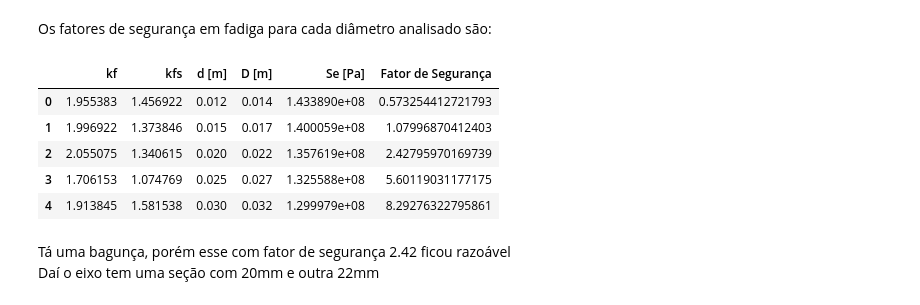
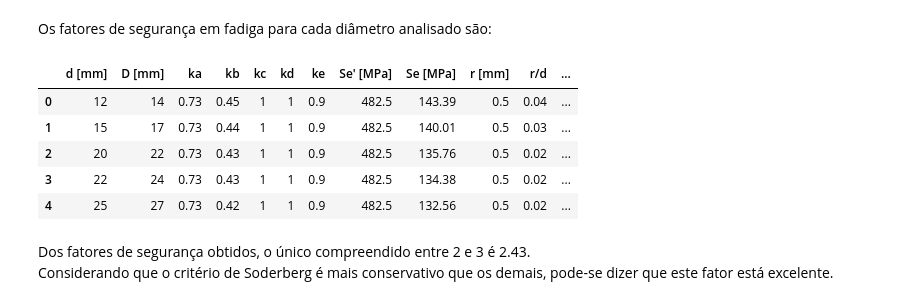
Before and after one commit to joaoalexarruda/desafio-baja, a Jupyter notebook: Cálculos/main.ipynb, the cells around one changed output. Cells and saved outputs as stored; diff of their text form; code cells hidden in the pictures.

```diff
--- a/Cálculos/main.ipynb
+++ b/Cálculos/main.ipynb
@@ -266,8 +309,3 @@ Para determinar kf e kfs, deve-se primeiro obter graficamente kt e kts.
 # %%
-df['r [mm]'] = 0.5 # Arbitrário, escolheu-se valor padrão
+df['r [mm]'] = 0.5 # Escolheu-se um valor padrão
 r = df['r [mm]']
-df['D'] = d_lista + 2
-D = df['D']
-df['r/d'] = r / d_lista
-df['D/d'] = df['D'] / d_lista
-df
@@ -280,0 +312,3 @@ df
+# %%
+df['r/d'] = r / d_lista
+df['D/d'] = df['D [mm]'] / d_lista
@@ -289,7 +332,7 @@ Image('6-15.png')
 # %% [output]
 [figure]
 # %%
-Sut_MPa = 965
+Sut_MPa = Sut*10**-6
 raiz_a = 139/Sut_MPa
 # %%
 kf_ = 1 + ((kt - 1) / (1 + (raiz_a/(r**0.5))))
@@ -300,8 +351,9 @@ Image('A-15-8.png')
 # %% [output]
 [figure]
 # %%
-df['kts'] = [1.55, 1.45, 1.41, 1.09,1.7]
+df['kts'] = [1.55, 1.45, 1.41, 1.09, 1.65]
 kts = df['kts']
 
 df['kfs'] = 1 + ((kts - 1) / (1 + (raiz_a/(r**0.5))))
 kfs = df['kfs']
+kfs
@@ -355,18 +409,19 @@ df2 = df2.drop(['d [mm]', 'Se [MPa]'], axis=1)
 Os fatores de segurança em fadiga para cada diâmetro analisado são:
 # %%
 def solve_expr(row):
-    return n_expression.subs({Se_symbol: row['Se [Pa]'], d_soderberg: row['d [m]'], kf_sym: row['kf'], kfs_sym: row['kfs']}).simplify()
+    return n_expression.subs({Se_symbol: row['Se [MPa]']*10**6, d_soderberg: row['d [mm]']*10**-3,
+                              kf_sym: row['kf'], kfs_sym: row['kfs']}).simplify()
 
-# apply the function to each row of the dataframe
-df2['Fator de Segurança'] = df2.apply(solve_expr, axis=1)
-df2
+
+df['n'] = df.apply(solve_expr, axis=1).astype(float)
+df.round(2)
 # %% [output]
-|  | kf | kfs | d [m] | D [m] | Se [Pa] | Fator de Segurança |
-| 0 | 1.955383 | 1.456922 | 0.012 | 0.014 | 1.433890e+08 | 0.573254412721793 |
-| 1 | 1.996922 | 1.373846 | 0.015 | 0.017 | 1.400059e+08 | 1.07996870412403 |
-| 2 | 2.055075 | 1.340615 | 0.020 | 0.022 | 1.357619e+08 | 2.42795970169739 |
-| 3 | 1.706153 | 1.074769 | 0.025 | 0.027 | 1.325588e+08 | 5.60119031177175 |
-| 4 | 1.913845 | 1.581538 | 0.030 | 0.032 | 1.299979e+08 | 8.29276322795861 |
+|  | d [mm] | D [mm] | ka | kb | kc | kd | ke | Se' [MPa] | Se [MPa] | r [mm] | r/d | ... |
+| 0 | 12 | 14 | 0.73 | 0.45 | 1 | 1 | 0.9 | 482.5 | 143.39 | 0.5 | 0.04 | ... |
+| 1 | 15 | 17 | 0.73 | 0.44 | 1 | 1 | 0.9 | 482.5 | 140.01 | 0.5 | 0.03 | ... |
+| 2 | 20 | 22 | 0.73 | 0.43 | 1 | 1 | 0.9 | 482.5 | 135.76 | 0.5 | 0.02 | ... |
+| 3 | 22 | 24 | 0.73 | 0.43 | 1 | 1 | 0.9 | 482.5 | 134.38 | 0.5 | 0.02 | ... |
+| 4 | 25 | 27 | 0.73 | 0.42 | 1 | 1 | 0.9 | 482.5 | 132.56 | 0.5 | 0.02 | ... |
-# %% [markdown]
-Tá uma bagunça, porém esse com fator de segurança 2.42 ficou razoável
-Daí o eixo tem uma seção com 20mm e outra 22mm
+# %% [markdown]
+Dos fatores de segurança obtidos, o único compreendido entre 2 e 3 é 2.43.
+Considerando que o critério de Soderberg é mais conservativo que os demais, pode-se dizer que este fator está excelente.
```
Also changed, not shown: parts of 37 cells of this notebook.
